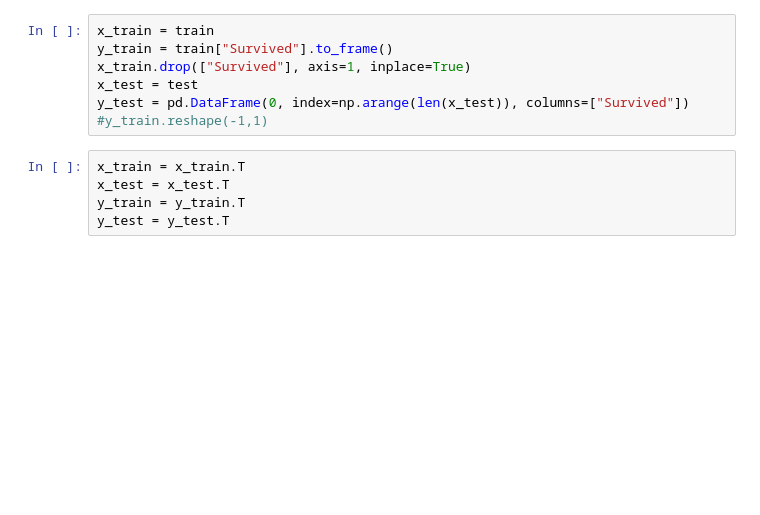
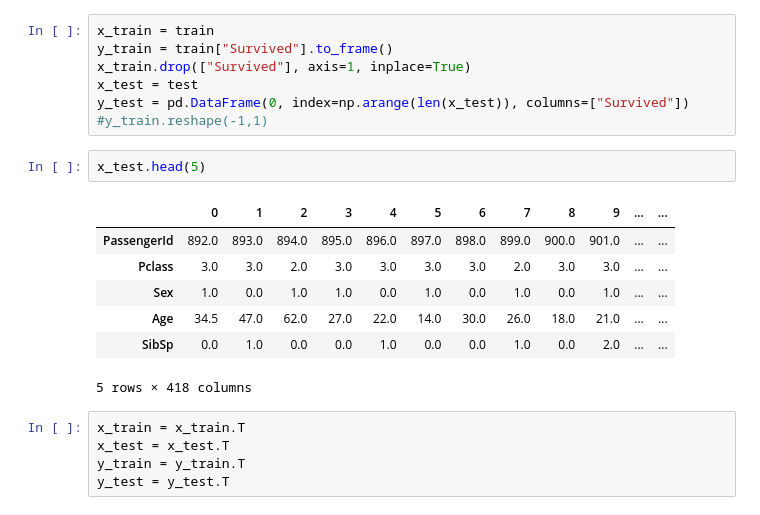
Before and after one commit to danielsobrado/personal-blog-code, a Jupyter notebook: notebooks/Kaggle/Titanic/NN From Scratch.ipynb, the cells around one changed output. Saved outputs shown, nothing was run; the diff lists cells and outputs as text; blank space fills up the shorter version.

```diff
--- a/notebooks/Kaggle/Titanic/NN From Scratch.ipynb
+++ b/notebooks/Kaggle/Titanic/NN From Scratch.ipynb
@@ -71,6 +71,16 @@ x_train.drop(["Survived"], axis=1, inplace=True)
 x_test = test
 y_test = pd.DataFrame(0, index=np.arange(len(x_test)), columns=["Survived"])
 #y_train.reshape(-1,1)
+# %%
+x_test.head(5)
+# %% [output]
+|  | 0 | 1 | 2 | 3 | 4 | 5 | 6 | 7 | 8 | 9 | ... | ... |
+| PassengerId | 892.0 | 893.0 | 894.0 | 895.0 | 896.0 | 897.0 | 898.0 | 899.0 | 900.0 | 901.0 | ... | ... |
+| Pclass | 3.0 | 3.0 | 2.0 | 3.0 | 3.0 | 3.0 | 3.0 | 2.0 | 3.0 | 3.0 | ... | ... |
+| Sex | 1.0 | 0.0 | 1.0 | 1.0 | 0.0 | 1.0 | 0.0 | 1.0 | 0.0 | 1.0 | ... | ... |
+| Age | 34.5 | 47.0 | 62.0 | 27.0 | 22.0 | 14.0 | 30.0 | 26.0 | 18.0 | 21.0 | ... | ... |
+| SibSp | 0.0 | 1.0 | 0.0 | 0.0 | 1.0 | 0.0 | 0.0 | 1.0 | 0.0 | 2.0 | ... | ... |
+5 rows × 418 columns
 # %%
 x_train = x_train.T
 x_test = x_test.T
```
Also changed, not shown: parts of 5 cells of this notebook.
